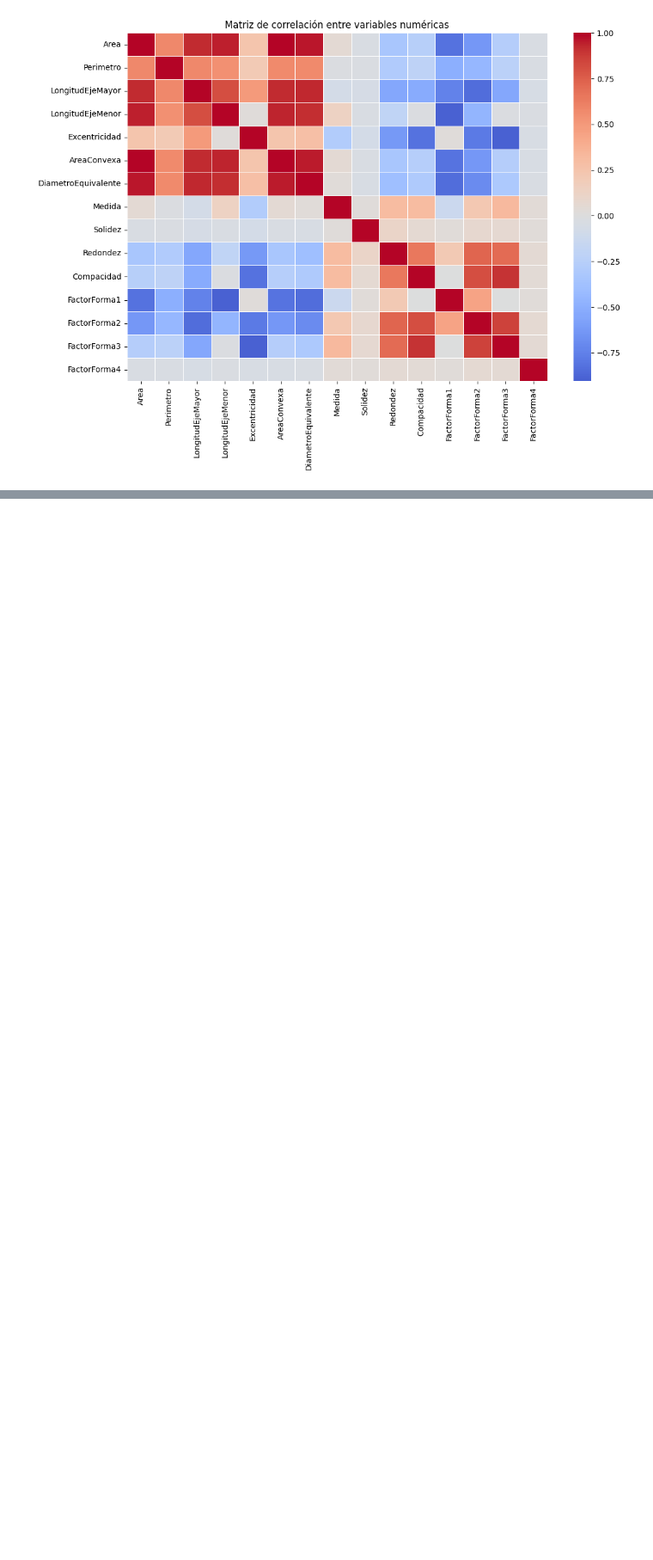
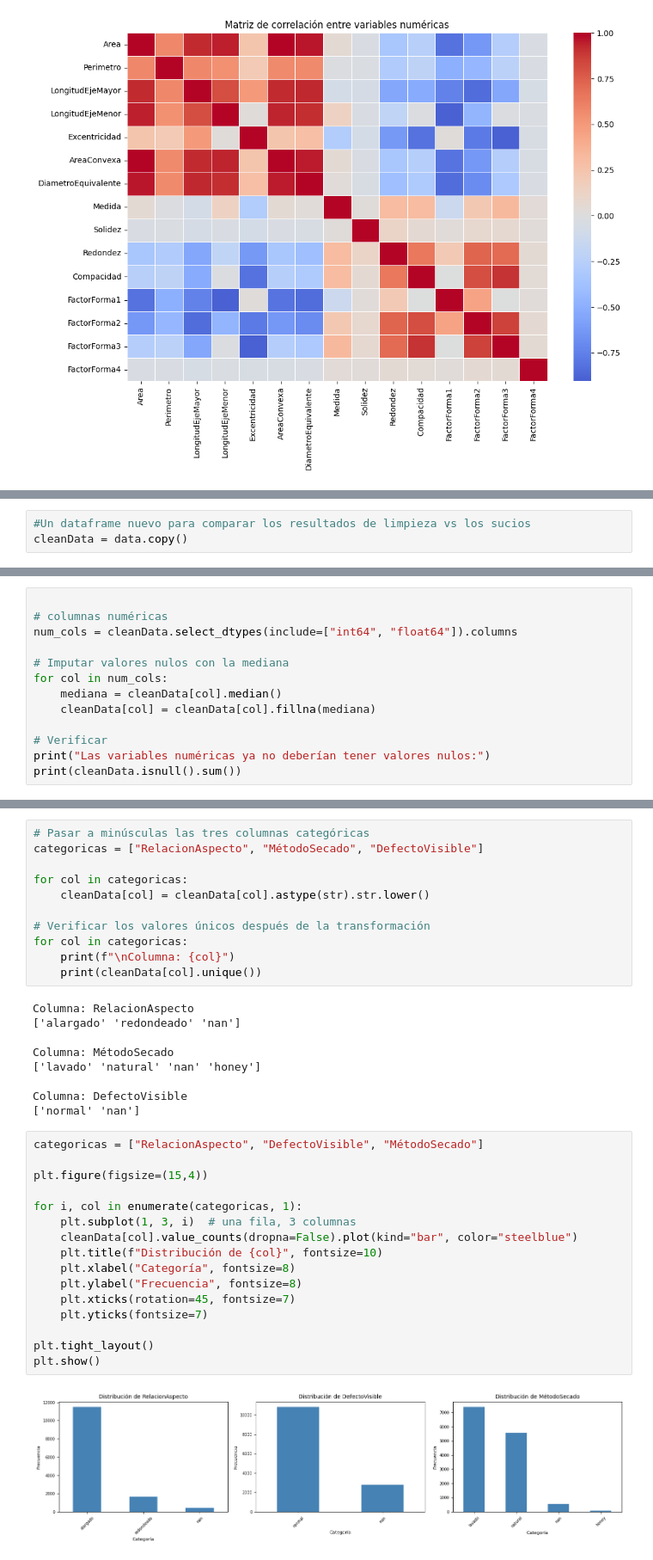
Before and after one commit to LuigiEnLaCasa/LaboratoriosBI, a Jupyter notebook: Laboratorio2/lab2.ipynb, the cells around one changed output, grey strips where cells are left out. Shown: that part at 86% size. Cells and saved outputs as stored; diff of their text form; blank space fills up the shorter version.

```diff
--- a/Laboratorio2/lab2.ipynb
+++ b/Laboratorio2/lab2.ipynb
@@ -428,0 +434,3 @@ plt.show()
+# %%
+#Un dataframe nuevo para comparar los resultados de limpieza vs los sucios
+cleanData = data.copy()
@@ -428,0 +480,13 @@ plt.show()
+# %%
+
+# columnas numéricas
+num_cols = cleanData.select_dtypes(include=["int64", "float64"]).columns
+
+# Imputar valores nulos con la mediana
+for col in num_cols:
+    mediana = cleanData[col].median()
+    cleanData[col] = cleanData[col].fillna(mediana)
+
+# Verificar
+print("Las variables numéricas ya no deberían tener valores nulos:")
+print(cleanData.isnull().sum())
@@ -428,0 +511,38 @@ plt.show()
+# %%
+# Pasar a minúsculas las tres columnas categóricas
+categoricas = ["RelacionAspecto", "MétodoSecado", "DefectoVisible"]
+
+for col in categoricas:
+    cleanData[col] = cleanData[col].astype(str).str.lower()
+
+# Verificar los valores únicos después de la transformación
+for col in categoricas:
+    print(f"\nColumna: {col}")
+    print(cleanData[col].unique())
+# %% [output]
+Columna: RelacionAspecto
+['alargado' 'redondeado' 'nan']
+
+Columna: MétodoSecado
+['lavado' 'natural' 'nan' 'honey']
+
+Columna: DefectoVisible
+['normal' 'nan']
+# %%
+categoricas = ["RelacionAspecto", "DefectoVisible", "MétodoSecado"]
+
+plt.figure(figsize=(15,4))
+
+for i, col in enumerate(categoricas, 1):
+    plt.subplot(1, 3, i)  # una fila, 3 columnas
+    cleanData[col].value_counts(dropna=False).plot(kind="bar", color="steelblue")
+    plt.title(f"Distribución de {col}", fontsize=10)
+    plt.xlabel("Categoría", fontsize=8)
+    plt.ylabel("Frecuencia", fontsize=8)
+    plt.xticks(rotation=45, fontsize=7)
+    plt.yticks(fontsize=7)
+
+plt.tight_layout()
+plt.show()
+# %% [output]
+[figure, added]
```
Also changed, not shown: parts of 18 cells of this notebook.
